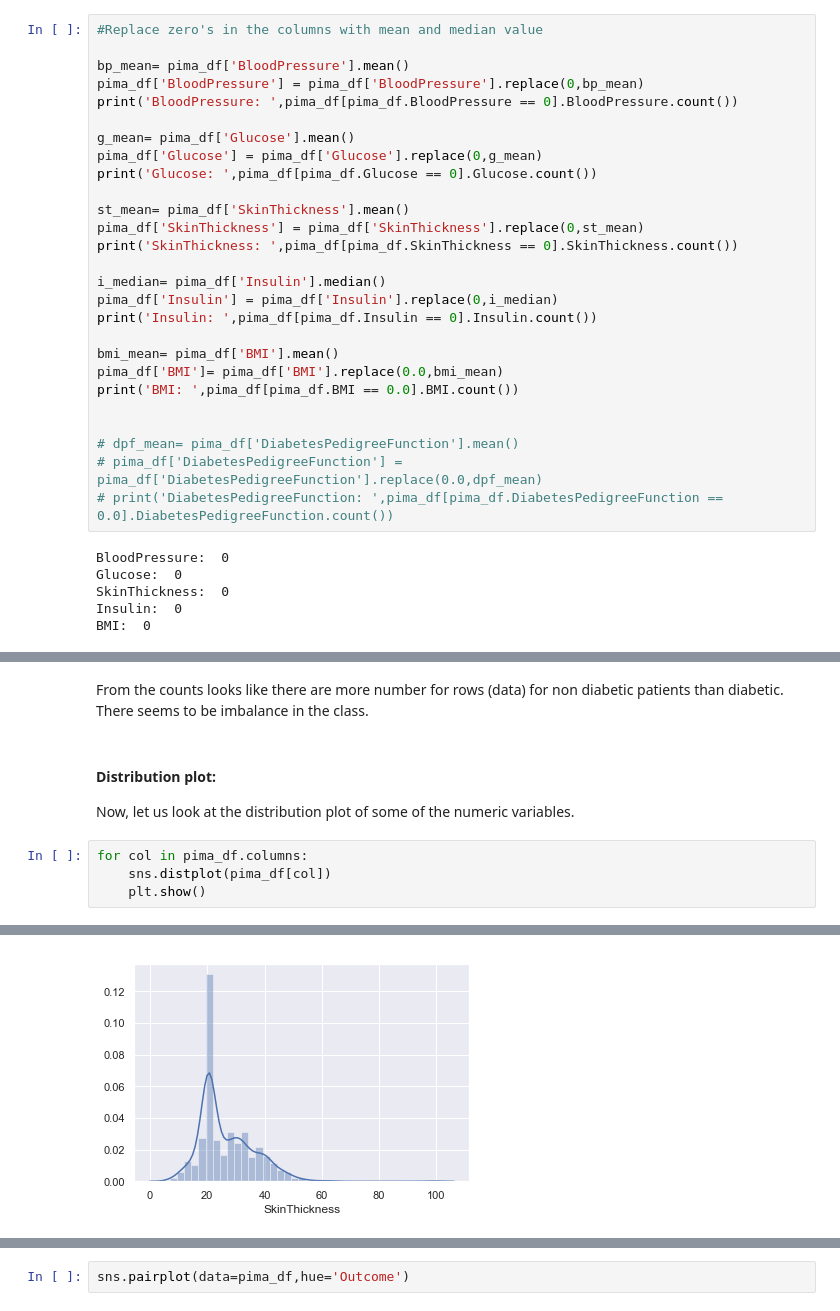
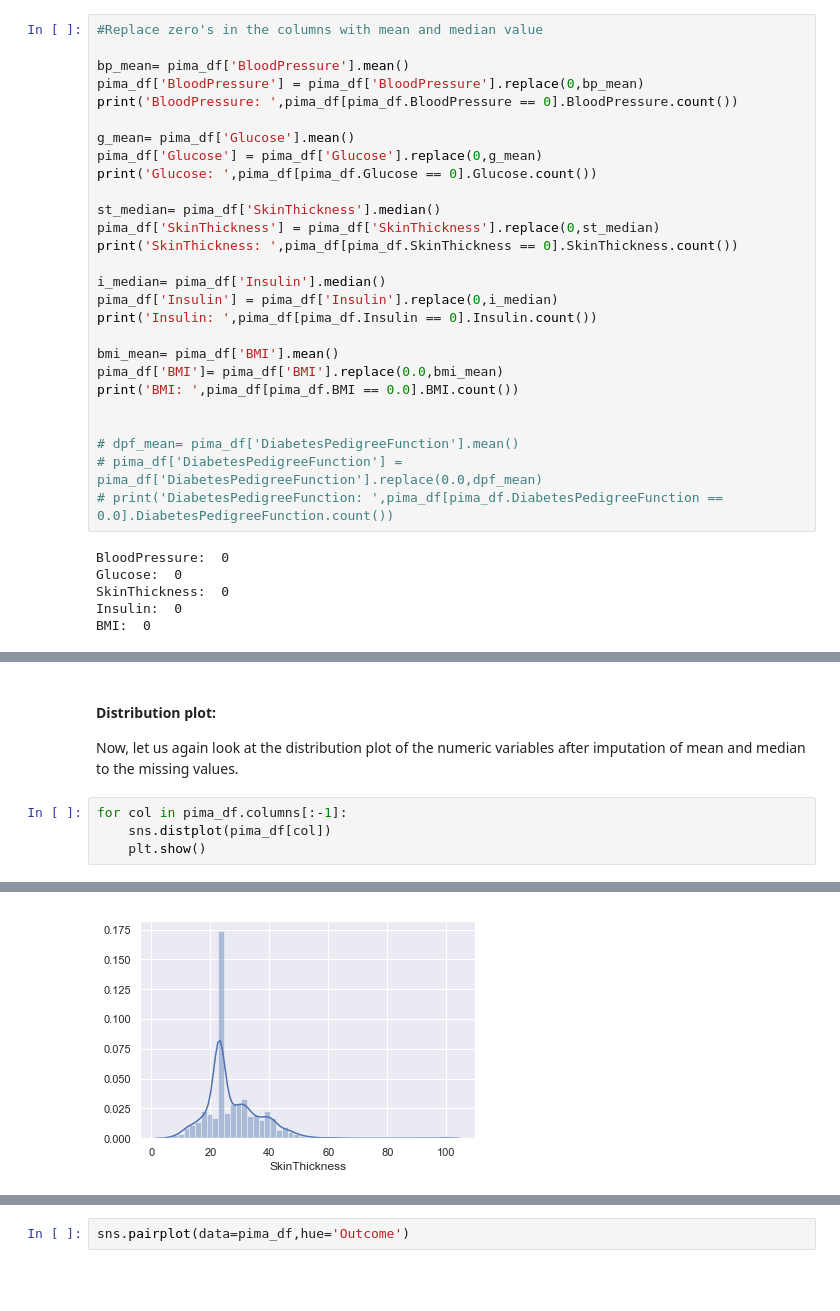
Before and after one commit to divya-r-kamat/AI_ML_Projects, a Jupyter notebook: python/project/module_1/EDA - Pima Diabetes.ipynb, the cells around one changed output, grey strips where cells are left out. Cells and saved outputs as stored; diff of their text form; blank space fills up the shorter version.

```diff
--- a/python/project/module_1/EDA - Pima Diabetes.ipynb
+++ b/python/project/module_1/EDA - Pima Diabetes.ipynb
@@ -171,8 +218,8 @@ g_mean= pima_df['Glucose'].mean()
 pima_df['Glucose'] = pima_df['Glucose'].replace(0,g_mean)
 print('Glucose: ',pima_df[pima_df.Glucose == 0].Glucose.count())
 
-st_mean= pima_df['SkinThickness'].mean()
-pima_df['SkinThickness'] = pima_df['SkinThickness'].replace(0,st_mean)
+st_median= pima_df['SkinThickness'].median()
+pima_df['SkinThickness'] = pima_df['SkinThickness'].replace(0,st_median)
 print('SkinThickness: ',pima_df[pima_df.SkinThickness == 0].SkinThickness.count())
 
 i_median= pima_df['Insulin'].median()
@@ -209,18 +243,16 @@ Text(0.5,0,'Outcome')
-# %% [markdown]
-From the counts looks like there are more  number for rows (data) for non diabetic patients than diabetic. There seems to be imbalance in the class.
 # %% [markdown]
 #### Distribution plot:
 
-Now, let us look at the distribution plot of some of the numeric variables.
+Now, let us again look at the distribution plot of the numeric variables after imputation of mean and median to the missing values.
 # %%
-for col in pima_df.columns:
+for col in pima_df.columns[:-1]:
     sns.distplot(pima_df[col])
     plt.show()
 # %% [output]
 [figure]
 [figure]
 [figure]
-[figure, old version]
+[figure, new version]
 [figure]
 [figure]
 [figure]
```
Also changed, not shown: parts of 56 cells of this notebook.
